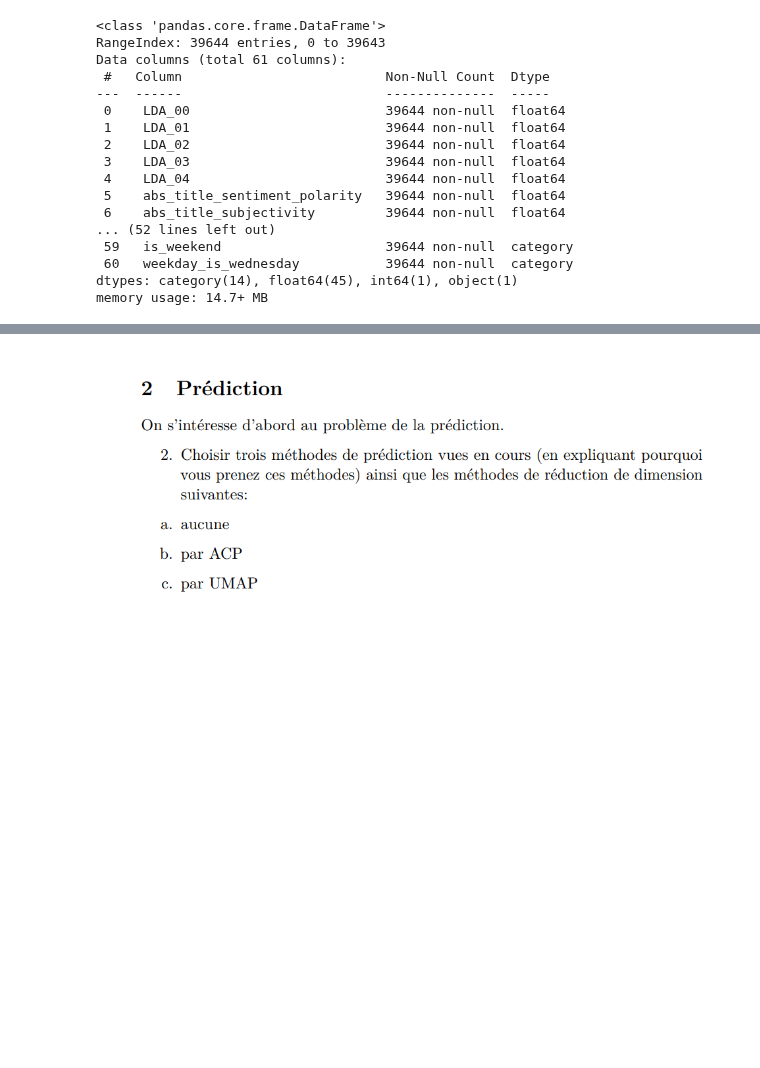
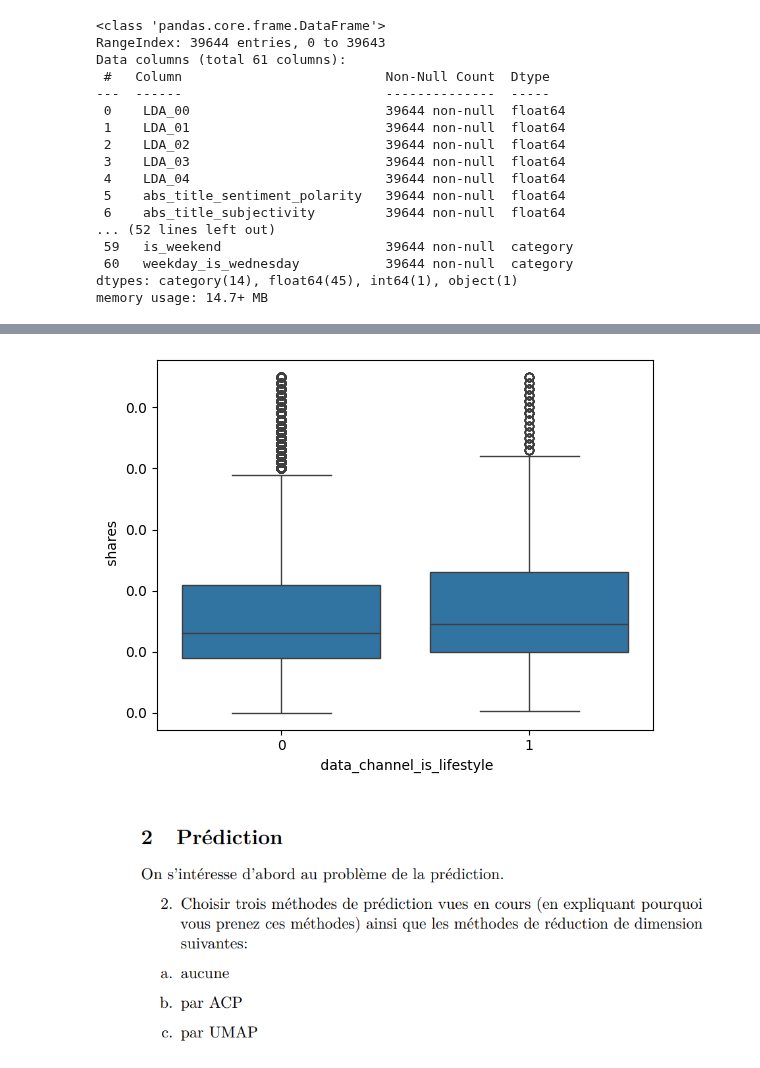
Before and after one commit to bigirimanainnocent12/Apprentissage_automatique, a Jupyter notebook: Apprentissage_Automatique.ipynb, the cells around one changed output, grey strips where cells are left out. Drawn from its saved outputs; the diff is of its cells as text; code cells hidden in the pictures; blank space fills up the shorter version.

```diff
--- a/Apprentissage_Automatique.ipynb
+++ b/Apprentissage_Automatique.ipynb
@@ -141,0 +117,4 @@ memory usage: 14.1 MB
+# %%
+Q1 = df[" shares"].quantile(0.25)
+Q3 = df[" shares"].quantile(0.75)
+IQR = Q3 - Q1
@@ -141,0 +123,2 @@ memory usage: 14.1 MB
+# %%
+df_sans_aberrants = df[(df[" shares"] >= Q1 - 1.5 * IQR) & (df[" shares"] <= Q3 + 1.5 * IQR)]
@@ -142,3 +172,11 @@ memory usage: 14.1 MB
+# %%
+
+sns.boxplot(x=' data_channel_is_lifestyle',y=" shares",data=df_sans_aberrants)
+plt.gca().yaxis.set_major_formatter(mticker.FuncFormatter(lambda x, _: f'{x*1e-6:.1f}'))
+plt.gca().yaxis.get_offset_text().set_visible(False)
+plt.show()
+# %% [output]
+[figure, added]
 # %% [markdown]
 ![image.png](embedded-picture-1)
 # %% [markdown]
```
Also changed, not shown: parts of 27 cells of this notebook.
